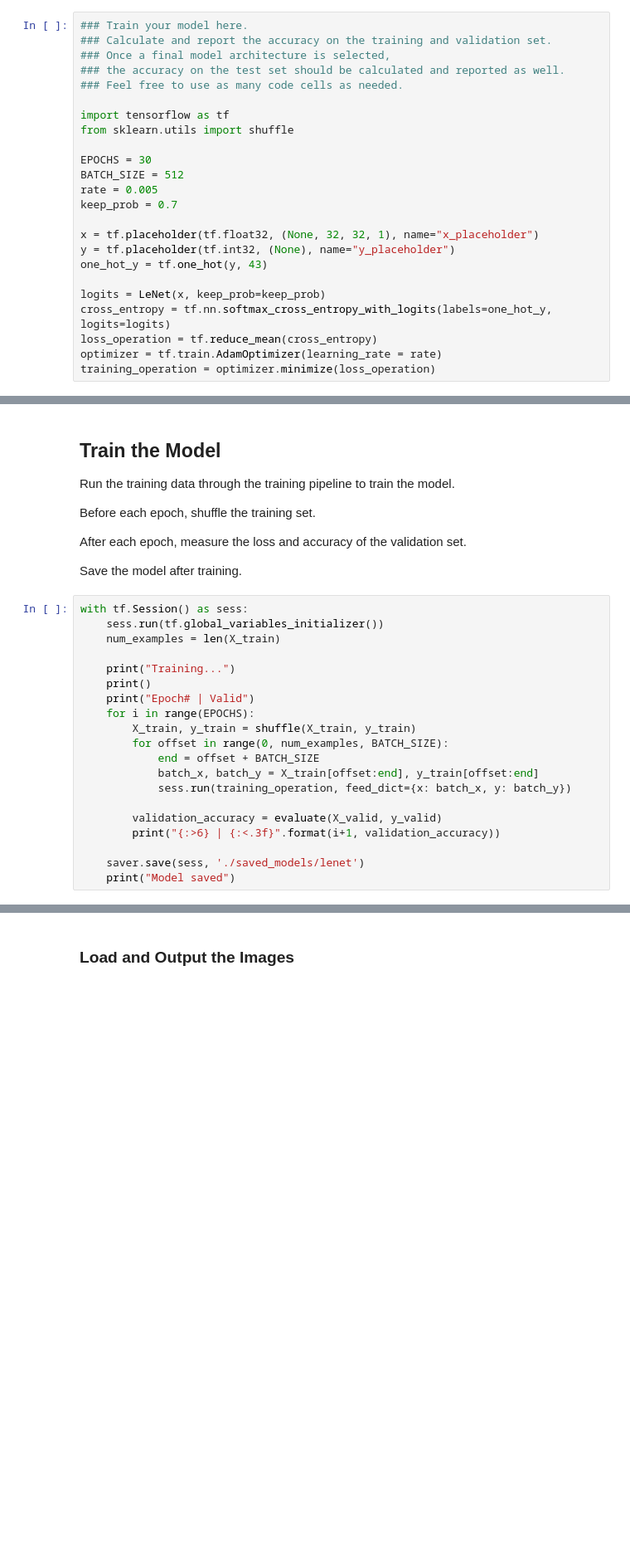
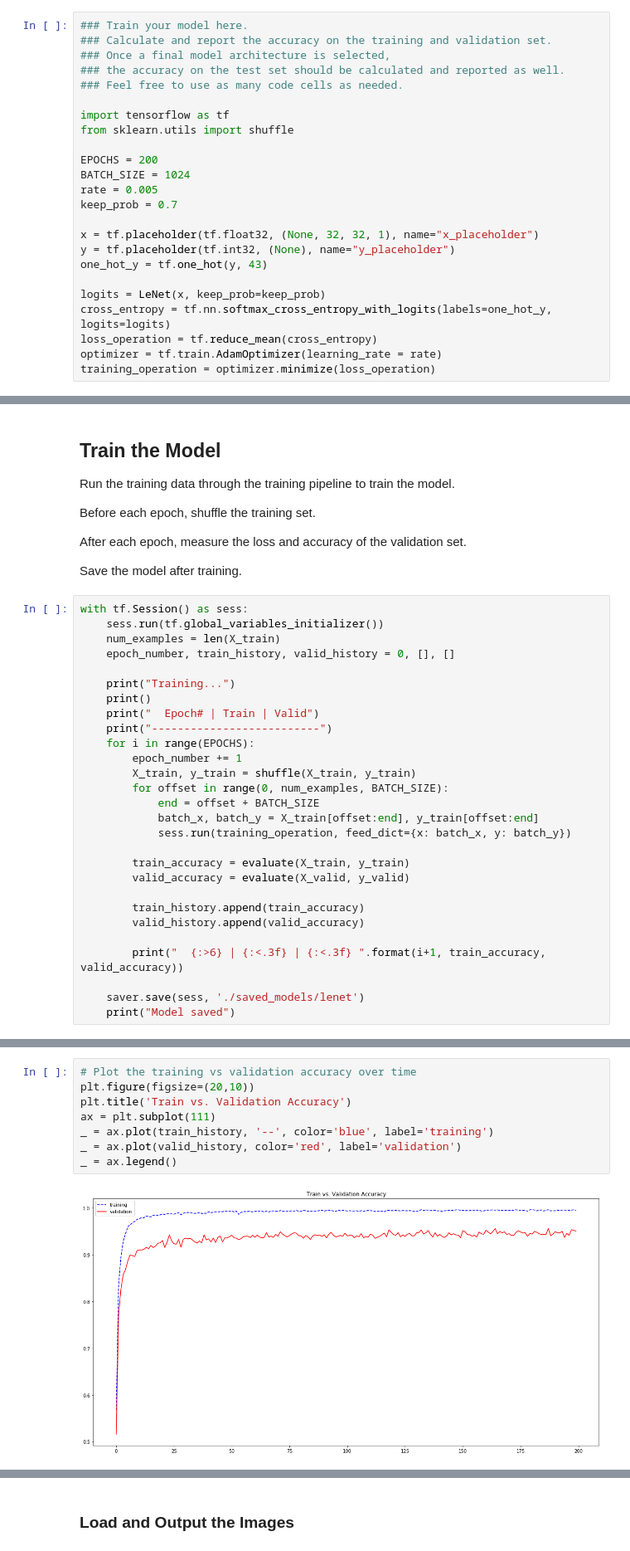
Before and after one commit to flaschmurphy/sdc_term_1_proj_2, a Jupyter notebook: Traffic_Sign_Classifier.ipynb, the cells around one changed output, grey strips where cells are left out. Shown: that part at 83% size. Cells and saved outputs as stored; diff of their text form; blank space fills up the shorter version.

Commit message:
Added 3rd conv layer. Validation accuracy stable at 95%
EPOCHS = 200
BATCH_SIZE = 1024
rate = 0.005
keep_prob = 0.7

```diff
--- a/Traffic_Sign_Classifier.ipynb
+++ b/Traffic_Sign_Classifier.ipynb
@@ -325,8 +313,8 @@ sets imply underfitting. A high accuracy on the training set but low accuracy on
 import tensorflow as tf
 from sklearn.utils import shuffle
 
-EPOCHS = 30
-BATCH_SIZE = 512
+EPOCHS = 200
+BATCH_SIZE = 1024
 rate = 0.005
 keep_prob = 0.7
 
@@ -369,19 +360,27 @@ Save the model after training.
 with tf.Session() as sess:
     sess.run(tf.global_variables_initializer())
     num_examples = len(X_train)
+    epoch_number, train_history, valid_history = 0, [], []
 
     print("Training...")
     print()
-    print("Epoch# | Valid")
+    print("  Epoch# | Train | Valid")
+    print("--------------------------")
     for i in range(EPOCHS):
+        epoch_number += 1
         X_train, y_train = shuffle(X_train, y_train)
         for offset in range(0, num_examples, BATCH_SIZE):
             end = offset + BATCH_SIZE
             batch_x, batch_y = X_train[offset:end], y_train[offset:end]
             sess.run(training_operation, feed_dict={x: batch_x, y: batch_y})
 
-        validation_accuracy = evaluate(X_valid, y_valid)
-        print("{:>6} | {:<.3f}".format(i+1, validation_accuracy))
+        train_accuracy = evaluate(X_train, y_train)
+        valid_accuracy = evaluate(X_valid, y_valid)
+
+        train_history.append(train_accuracy)
+        valid_history.append(valid_accuracy)
+
+        print("  {:>6} | {:<.3f} | {:<.3f} ".format(i+1, train_accuracy, valid_accuracy))
 
     saver.save(sess, './saved_models/lenet')
     print("Model saved")
@@ -405,4 +404,14 @@ Epoch# | Valid
 Model saved
+# %%
+# Plot the training vs validation accuracy over time
+plt.figure(figsize=(20,10))
+plt.title('Train vs. Validation Accuracy')
+ax = plt.subplot(111)
+_ = ax.plot(train_history, '--', color='blue', label='training')
+_ = ax.plot(valid_history, color='red', label='validation')
+_ = ax.legend()
+# %% [output]
+[figure, added]
 # %% [markdown]
 ---
 
```
Also changed, not shown: parts of 5 cells of this notebook.
